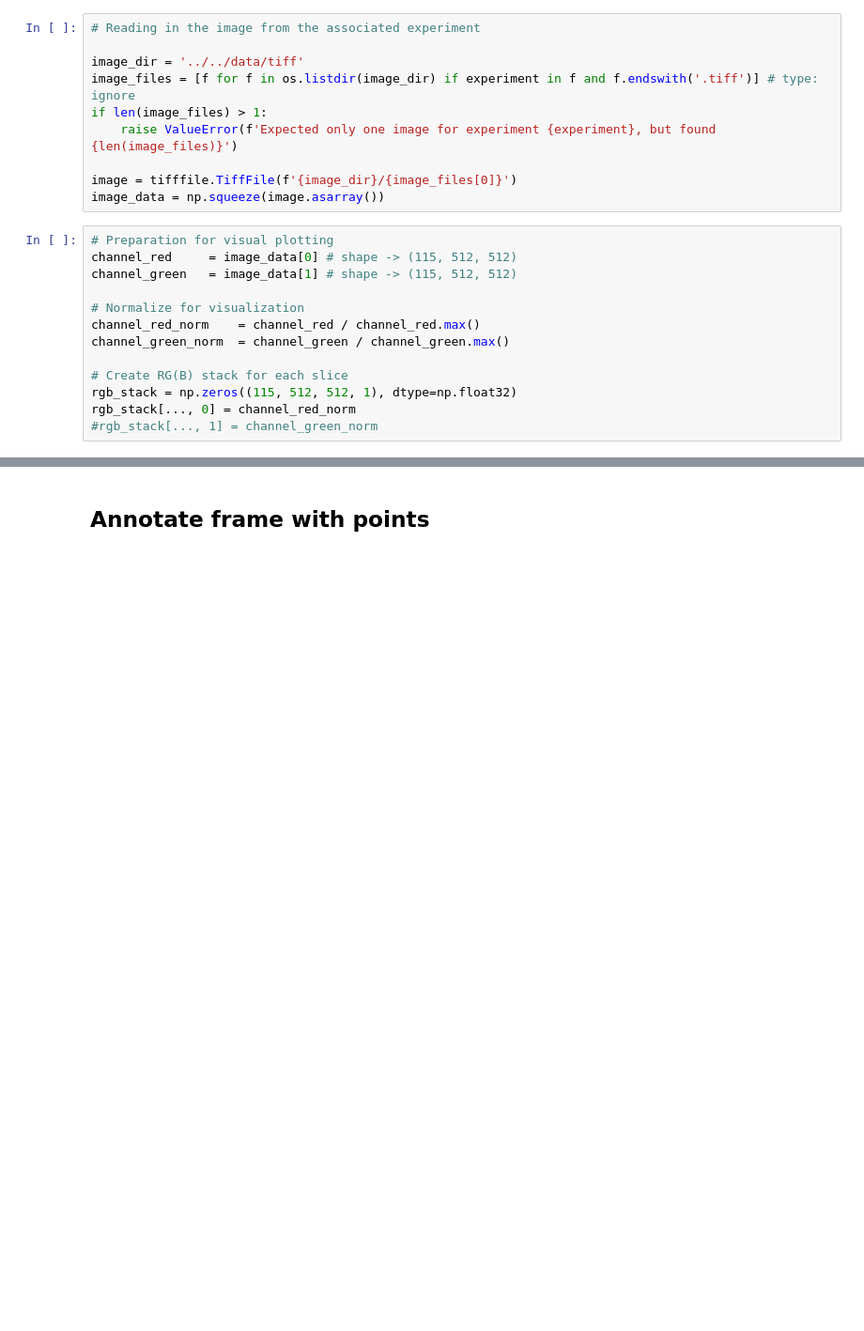
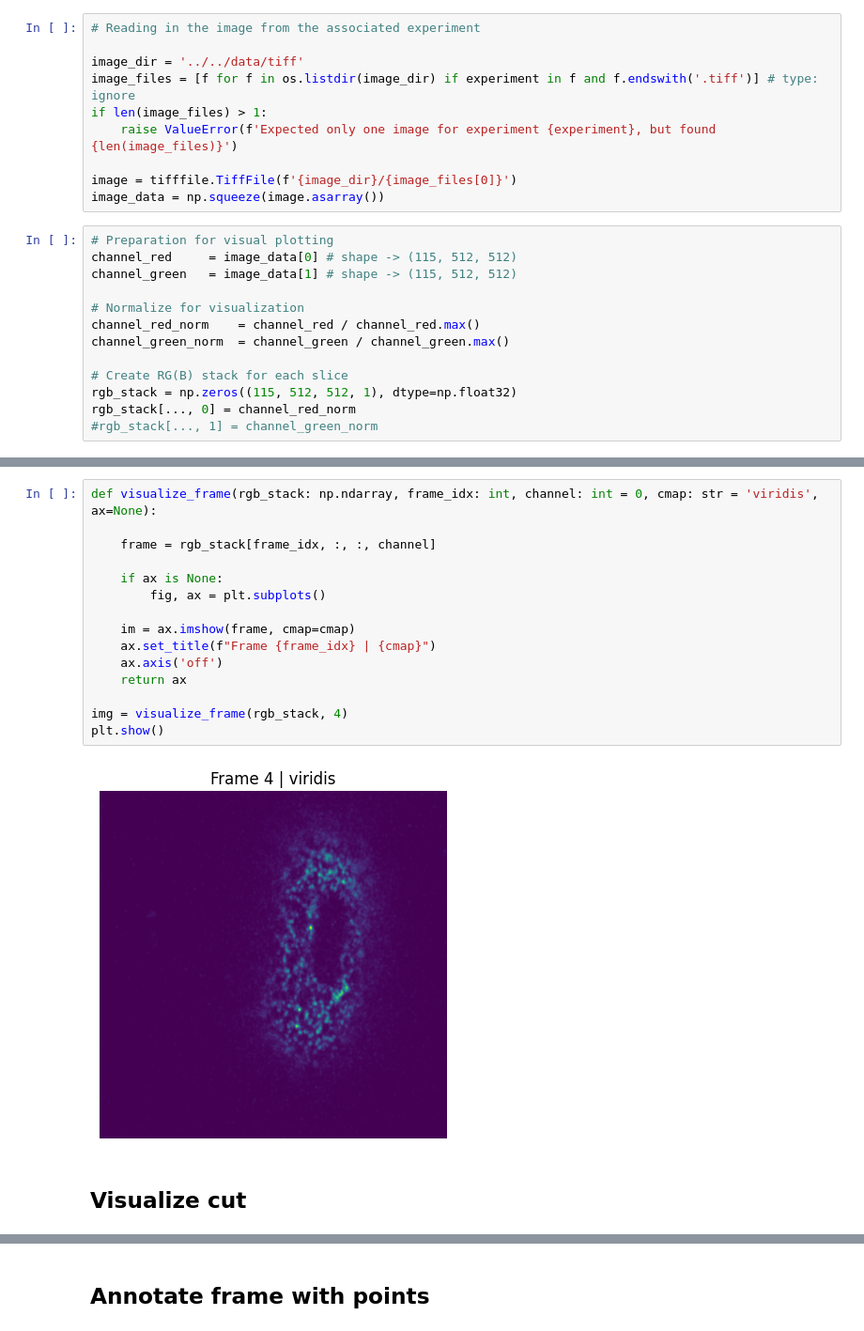
Before and after one commit to signynas/diet4CoLA, a Jupyter notebook: perpendicular/perpendicular_velocities.ipynb, the cells around one changed output, grey strips where cells are left out. Shown at 94% size. Drawn from its saved outputs; the diff is of its cells as text; blank space fills up the shorter version.

```diff
--- a/perpendicular/perpendicular_velocities.ipynb
+++ b/perpendicular/perpendicular_velocities.ipynb
@@ -84,0 +104,19 @@ rgb_stack[..., 0] = channel_red_norm
+# %%
+def visualize_frame(rgb_stack: np.ndarray, frame_idx: int, channel: int = 0, cmap: str = 'viridis', ax=None):
+
+    frame = rgb_stack[frame_idx, :, :, channel]
+
+    if ax is None:
+        fig, ax = plt.subplots()
+
+    im = ax.imshow(frame, cmap=cmap)
+    ax.set_title(f"Frame {frame_idx} | {cmap}")
+    ax.axis('off')
+    return ax
+
+img = visualize_frame(rgb_stack, 4)
+plt.show()
+# %% [output]
+[figure, added]
+# %% [markdown]
+## Visualize cut
```
Also changed, not shown: parts of 11 cells of this notebook, 41 other files.
